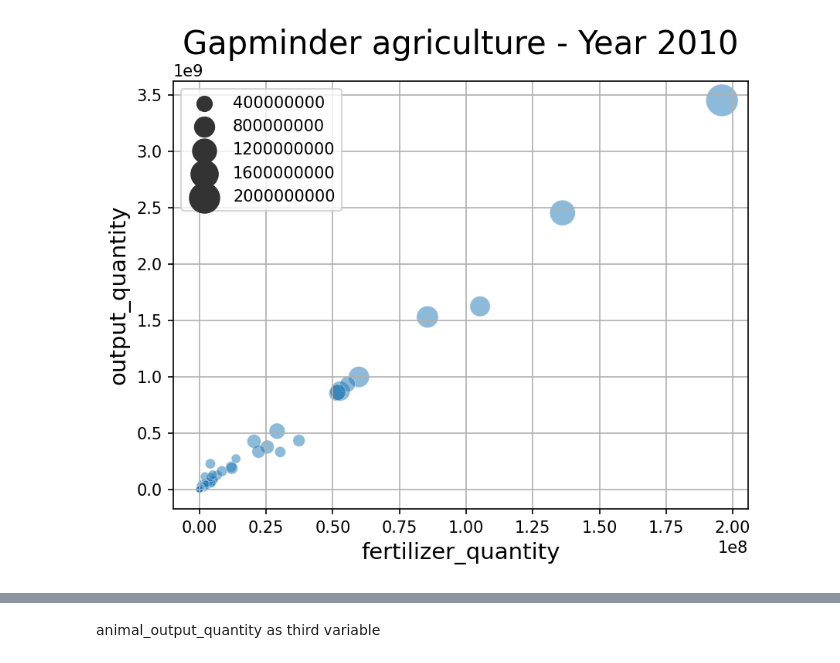
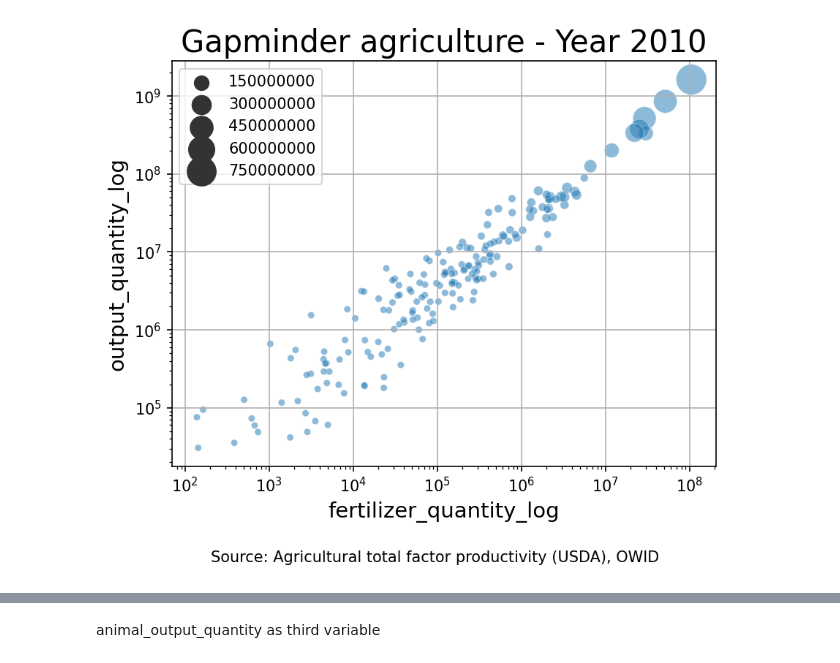
Before and after one commit to carlkrg/AP-Agros-Uni-Project, a Jupyter notebook: Testing/testing_notebook.ipynb, the cells around one changed output, grey strips where cells are left out. Cells and saved outputs as stored; diff of their text form; code cells hidden in the pictures.

```diff
--- a/Testing/testing_notebook.ipynb
+++ b/Testing/testing_notebook.ipynb
@@ -30,0 +207,23 @@ reading data file into pandas dataframe...
+# %%
+# Check seasonality
+# Set the date column as the index
+test_obj.df['Year'] = pd.to_datetime(test_obj.df['Year'])
+test_obj.df.set_index('Year', inplace=True)
+
+# Apply seasonal decomposition to the "tfp" column
+decomposition = seasonal_decompose(test_obj.df['tfp'], model='additive', period=12)
+
+# Plot the results
+fig, (ax1, ax2, ax3, ax4) = plt.subplots(4, 1, figsize=(12,8))
+decomposition.observed.plot(ax=ax1)
+ax1.set_ylabel('Observed')
+decomposition.trend.plot(ax=ax2)
+ax2.set_ylabel('Trend')
+decomposition.seasonal.plot(ax=ax3)
+ax3.set_ylabel('Seasonal')
+decomposition.resid.plot(ax=ax4)
+ax4.set_ylabel('Residual')
+plt.tight_layout()
+plt.show()
+
+# We can observe there is no seasonality in the data checking the seasonal decomposition plot
@@ -31,4 +250,4 @@ reading data file into pandas dataframe...
 # %%
-test_obj.gapminder(2010, False)
+test_obj.gapminder(2010, True)
 # %% [output]
-[figure, old version]
+[figure, new version]
```
Also changed, not shown: parts of 24 cells of this notebook, 1 other file.
